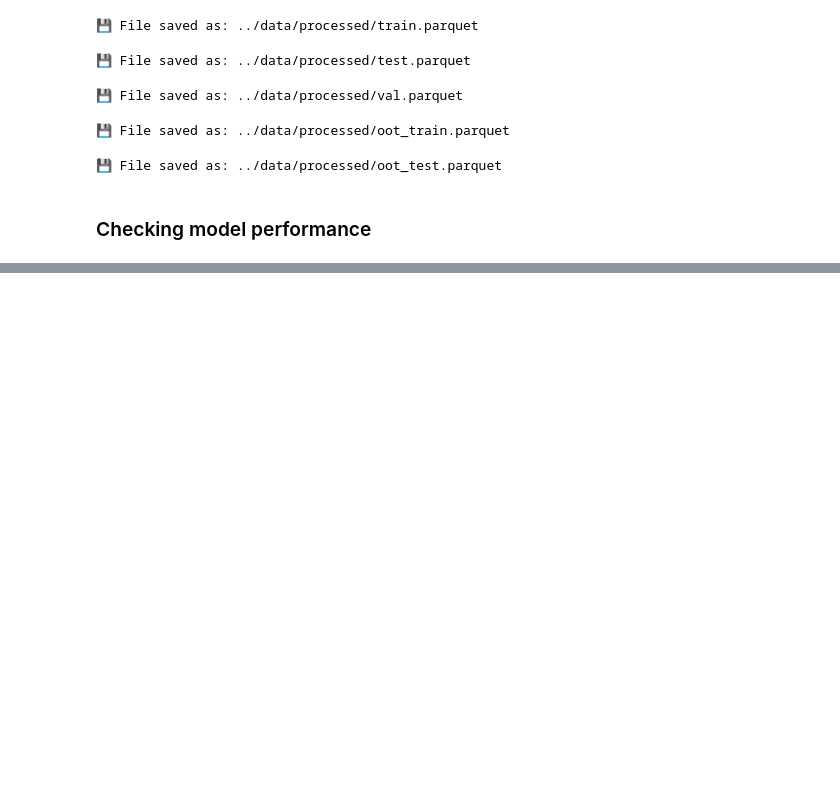
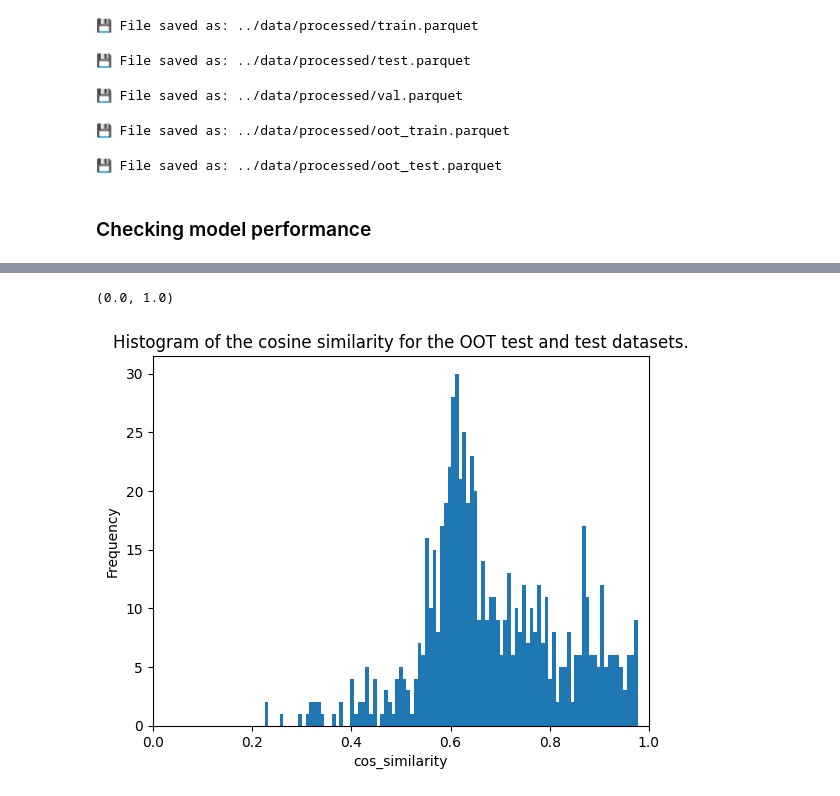
Before and after one commit to dhdzmota/meta-kaggle-hackathon, a Jupyter notebook: notebooks/dataset_recommendation-analysis.ipynb, the cells around one changed output, grey strips where cells are left out. Drawn from its saved outputs; the diff is of its cells as text; code cells hidden in the pictures; blank space fills up the shorter version.

```diff
--- a/notebooks/mkh-user_dataset_recommendation-02.ipynb
+++ b/notebooks/dataset_recommendation-analysis.ipynb
@@ -1026,2 +1053,13 @@ results_answers = pd.DataFrame()
 # %%
-results_answers['id_max_test'] = results_df.idxmax()
+results_answers_oottest_test = compare_similarity_sets(
+    initial_data=agg__user_dataset_relation_oot__test,
+    compare_data=agg__user_dataset_relation_t__test
+)
+# %%
+results_answers_oottest_test.cos_similarity.plot(kind='hist', bins=100)
+plt.title('Histogram of the cosine similarity for the OOT test and test datasets.')
+plt.xlabel('cos_similarity')
+plt.xlim(0, 1)
+# %% [output]
+(0.0, 1.0)
+[figure, added]
```
Also changed, not shown: parts of 40 cells of this notebook, 1 other file.
